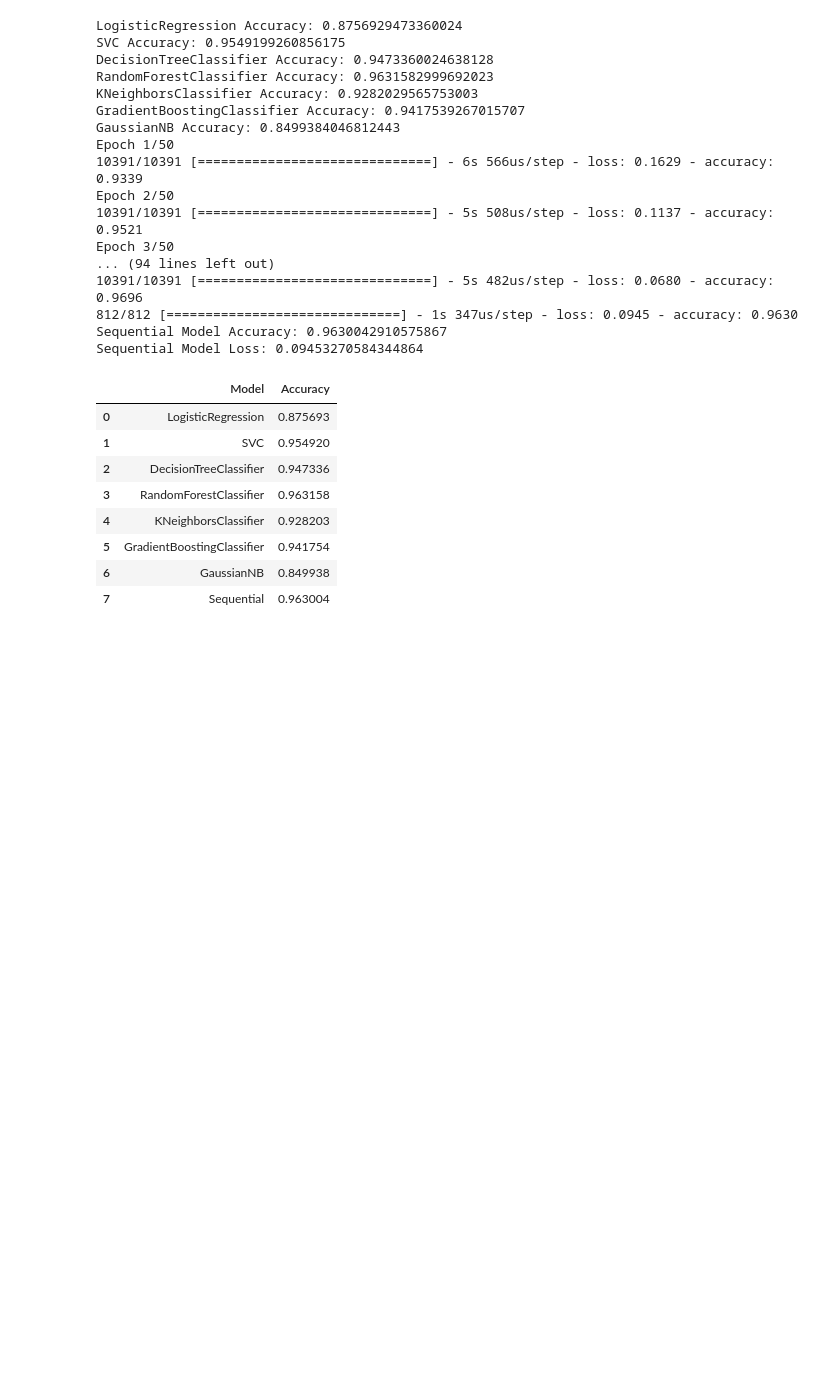
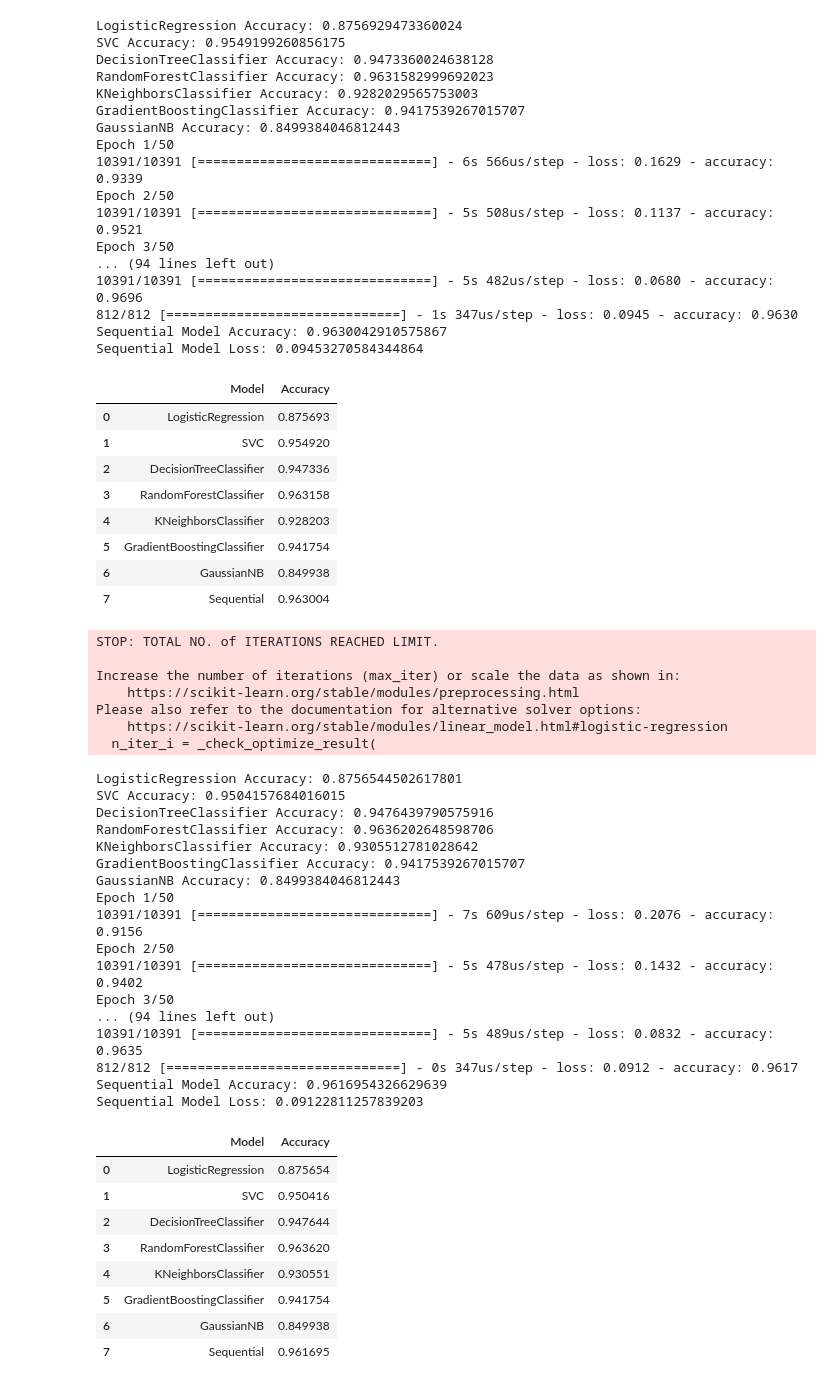
Before and after one commit to MaukanMir/Airline-Satisfaction-Classifier, a Jupyter notebook: training.ipynb, the cells around one changed output. Cells and saved outputs as stored; diff of their text form; code cells hidden in the pictures; blank space fills up the shorter version.

Commit message:
Added another model

```diff
--- a/training.ipynb
+++ b/training.ipynb
@@ -212,3 +212,50 @@ Sequential Model Loss: 0.09453270584344864
 | 5 | GradientBoostingClassifier | 0.941754 |
 | 6 | GaussianNB | 0.849938 |
 | 7 | Sequential | 0.963004 |
+# %%
+X, y = df.drop("satisfaction", axis=1), df["satisfaction"]
+
+le = LabelEncoder()
+y_encoded = le.fit_transform(y)
+X_train, X_test, y_train_encoded, y_test_encoded = train_test_split(X, y_encoded, test_size=0.2, random_state=42)
+
+scaler = MinMaxScaler()
+
+X_train_scaled, X_test_scaled = scaler.fit_transform(X_train), scaler.transform(X_test)
+
+models = run_all_models(X_train_scaled, X_test_scaled, y_train_encoded, y_test_encoded)
+models
+# %% [output]
+STOP: TOTAL NO. of ITERATIONS REACHED LIMIT.
+
+Increase the number of iterations (max_iter) or scale the data as shown in:
+    https://scikit-learn.org/stable/modules/preprocessing.html
+Please also refer to the documentation for alternative solver options:
+    https://scikit-learn.org/stable/modules/linear_model.html#logistic-regression
+  n_iter_i = _check_optimize_result(
+LogisticRegression Accuracy: 0.8756544502617801
+SVC Accuracy: 0.9504157684016015
+DecisionTreeClassifier Accuracy: 0.9476439790575916
+RandomForestClassifier Accuracy: 0.9636202648598706
+KNeighborsClassifier Accuracy: 0.9305512781028642
+GradientBoostingClassifier Accuracy: 0.9417539267015707
+GaussianNB Accuracy: 0.8499384046812443
+Epoch 1/50
+10391/10391 [==============================] - 7s 609us/step - loss: 0.2076 - accuracy: 0.9156
+Epoch 2/50
+10391/10391 [==============================] - 5s 478us/step - loss: 0.1432 - accuracy: 0.9402
+Epoch 3/50
+... (94 lines left out)
+10391/10391 [==============================] - 5s 489us/step - loss: 0.0832 - accuracy: 0.9635
+812/812 [==============================] - 0s 347us/step - loss: 0.0912 - accuracy: 0.9617
+Sequential Model Accuracy: 0.9616954326629639
+Sequential Model Loss: 0.09122811257839203
+|  | Model | Accuracy |
+| 0 | LogisticRegression | 0.875654 |
+| 1 | SVC | 0.950416 |
+| 2 | DecisionTreeClassifier | 0.947644 |
+| 3 | RandomForestClassifier | 0.963620 |
+| 4 | KNeighborsClassifier | 0.930551 |
+| 5 | GradientBoostingClassifier | 0.941754 |
+| 6 | GaussianNB | 0.849938 |
+| 7 | Sequential | 0.961695 |
```
